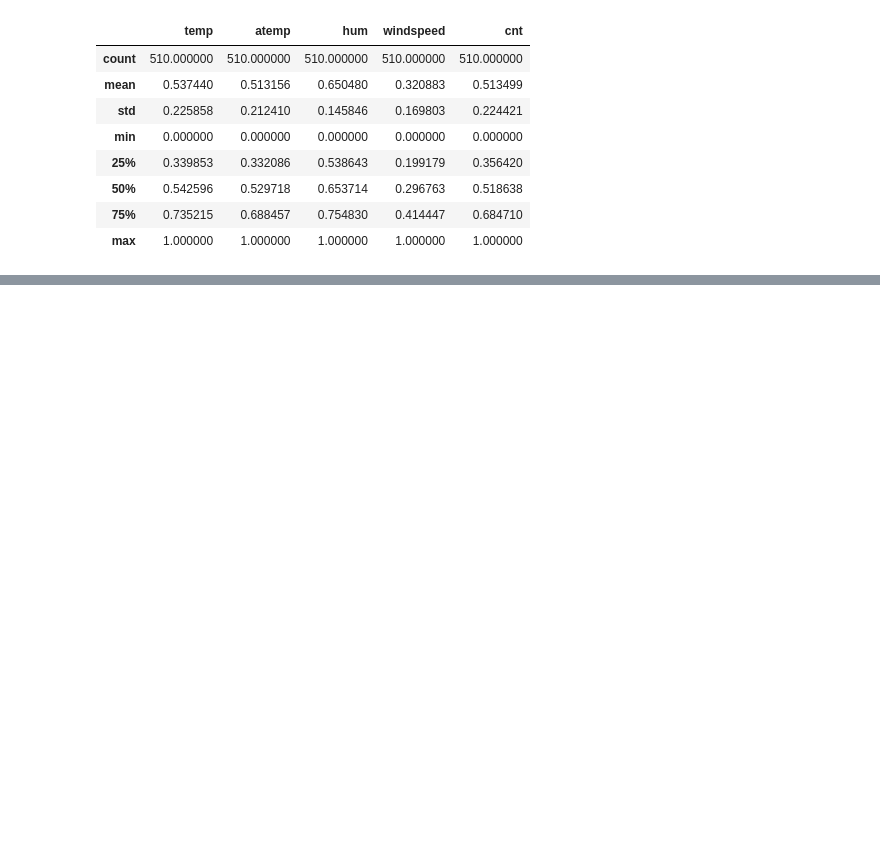
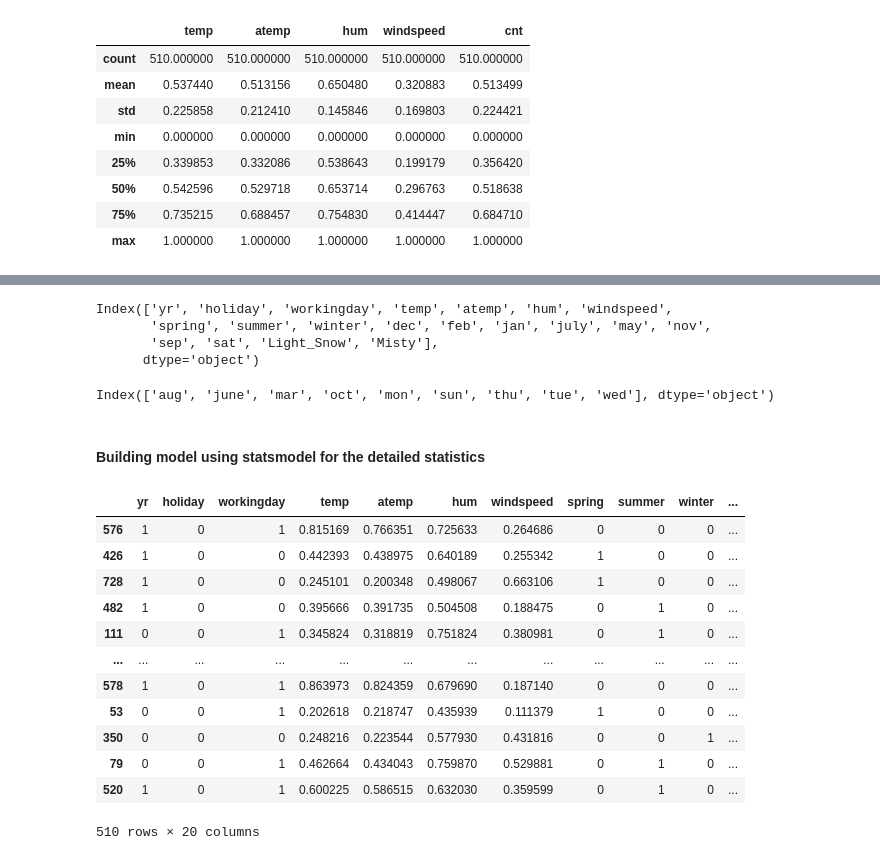
Before and after one commit to kc11381/BikeSharingCaseStudy, a Jupyter notebook: bike_sharing_predictors_analysis.ipynb, the cells around one changed output, grey strips where cells are left out. Saved outputs shown, nothing was run; the diff lists cells and outputs as text; code cells hidden in the pictures; blank space fills up the shorter version.

```diff
--- a/bike_sharing_predictors_analysis.ipynb
+++ b/bike_sharing_predictors_analysis.ipynb
@@ -320,0 +335,6 @@ df_train[num_vars].describe()
+# %%
+# Lets have X_train and y_train
+y_train = df_train.pop('cnt')
+X_train = df_train
+print(X_train.head())
+print(y_train.head())
@@ -320,0 +359,7 @@ df_train[num_vars].describe()
+# %%
+# For RFE
+lm = LinearRegression()
+lm.fit(X_train, y_train)
+# Running RFE with the output number of variables = 20
+rfe = RFE(lm, 20)
+rfe = rfe.fit(X_train, y_train)
@@ -320,0 +387,35 @@ df_train[num_vars].describe()
+# %%
+# taking features for which rfe support is True.
+col = X_train.columns[rfe.support_]
+col
+# %% [output]
+Index(['yr', 'holiday', 'workingday', 'temp', 'atemp', 'hum', 'windspeed',
+       'spring', 'summer', 'winter', 'dec', 'feb', 'jan', 'july', 'may', 'nov',
+       'sep', 'sat', 'Light_Snow', 'Misty'],
+      dtype='object')
+# %%
+# features for which rfe support is False.
+X_train.columns[~rfe.support_]
+# %% [output]
+Index(['aug', 'june', 'mar', 'oct', 'mon', 'sun', 'thu', 'tue', 'wed'], dtype='object')
+# %% [markdown]
+#### Building model using statsmodel for the detailed statistics
+# %%
+# Creating X_test dataframe with RFE selected variables
+X_train_rfe = X_train[col]
+# %%
+X_train_rfe
+# %% [output]
+|  | yr | holiday | workingday | temp | atemp | hum | windspeed | spring | summer | winter | ... |
+| 576 | 1 | 0 | 1 | 0.815169 | 0.766351 | 0.725633 | 0.264686 | 0 | 0 | 0 | ... |
+| 426 | 1 | 0 | 0 | 0.442393 | 0.438975 | 0.640189 | 0.255342 | 1 | 0 | 0 | ... |
+| 728 | 1 | 0 | 0 | 0.245101 | 0.200348 | 0.498067 | 0.663106 | 1 | 0 | 0 | ... |
+| 482 | 1 | 0 | 0 | 0.395666 | 0.391735 | 0.504508 | 0.188475 | 0 | 1 | 0 | ... |
+| 111 | 0 | 0 | 1 | 0.345824 | 0.318819 | 0.751824 | 0.380981 | 0 | 1 | 0 | ... |
+| ... | ... | ... | ... | ... | ... | ... | ... | ... | ... | ... | ... |
+| 578 | 1 | 0 | 1 | 0.863973 | 0.824359 | 0.679690 | 0.187140 | 0 | 0 | 0 | ... |
+| 53 | 0 | 0 | 1 | 0.202618 | 0.218747 | 0.435939 | 0.111379 | 1 | 0 | 0 | ... |
+| 350 | 0 | 0 | 0 | 0.248216 | 0.223544 | 0.577930 | 0.431816 | 0 | 0 | 1 | ... |
+| 79 | 0 | 0 | 1 | 0.462664 | 0.434043 | 0.759870 | 0.529881 | 0 | 1 | 0 | ... |
+| 520 | 1 | 0 | 1 | 0.600225 | 0.586515 | 0.632030 | 0.359599 | 0 | 1 | 0 | ... |
+510 rows × 20 columns
```
Also changed, not shown: parts of 8 cells of this notebook.
